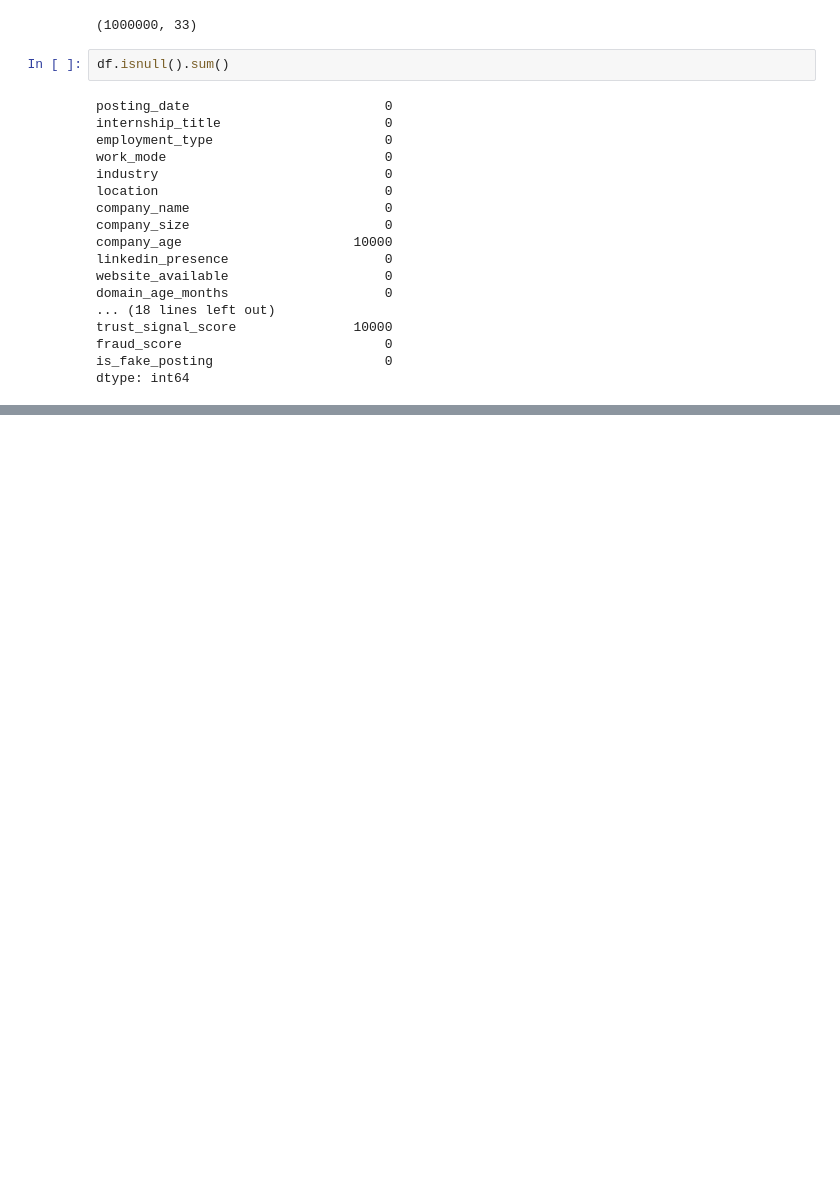
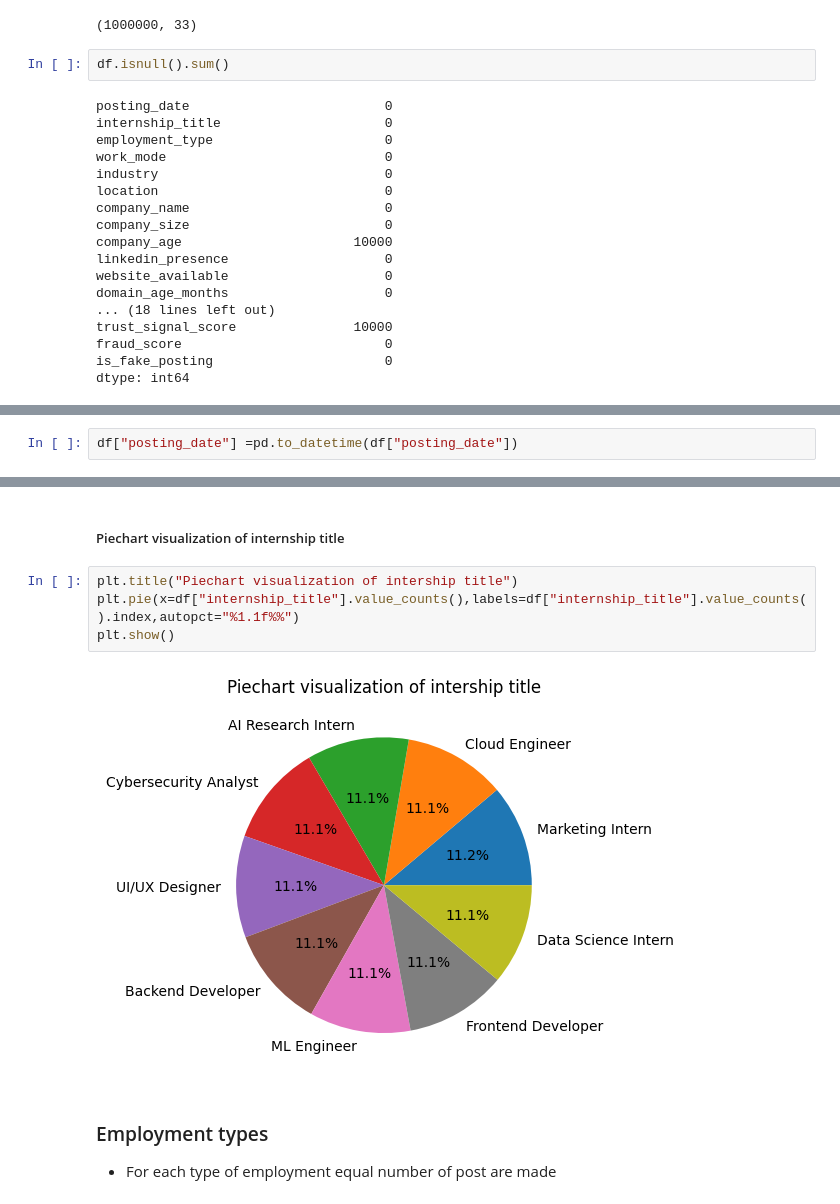
Before and after one commit to therai0/data_analysis_intership_scam, a Jupyter notebook: notebook/eda_fake_internship.ipynb, the cells around one changed output, grey strips where cells are left out. Cells and saved outputs as stored; diff of their text form; blank space fills up the shorter version.

```diff
--- a/notebook/eda_fake_internship.ipynb
+++ b/notebook/eda_fake_internship.ipynb
@@ -61,0 +105,2 @@ dtype: int64
+# %%
+df["posting_date"] =pd.to_datetime(df["posting_date"])
@@ -61,0 +160,11 @@ dtype: int64
+# %% [markdown]
+##### Piechart visualization of internship title
+# %%
+plt.title("Piechart visualization of intership title")
+plt.pie(x=df["internship_title"].value_counts(),labels=df["internship_title"].value_counts().index,autopct="%1.1f%%")
+plt.show()
+# %% [output]
+[figure, added]
+# %% [markdown]
+### Employment types
++ For each type of employment equal number of post are made
```
Also changed, not shown: parts of 56 cells of this notebook, 10 other files.
